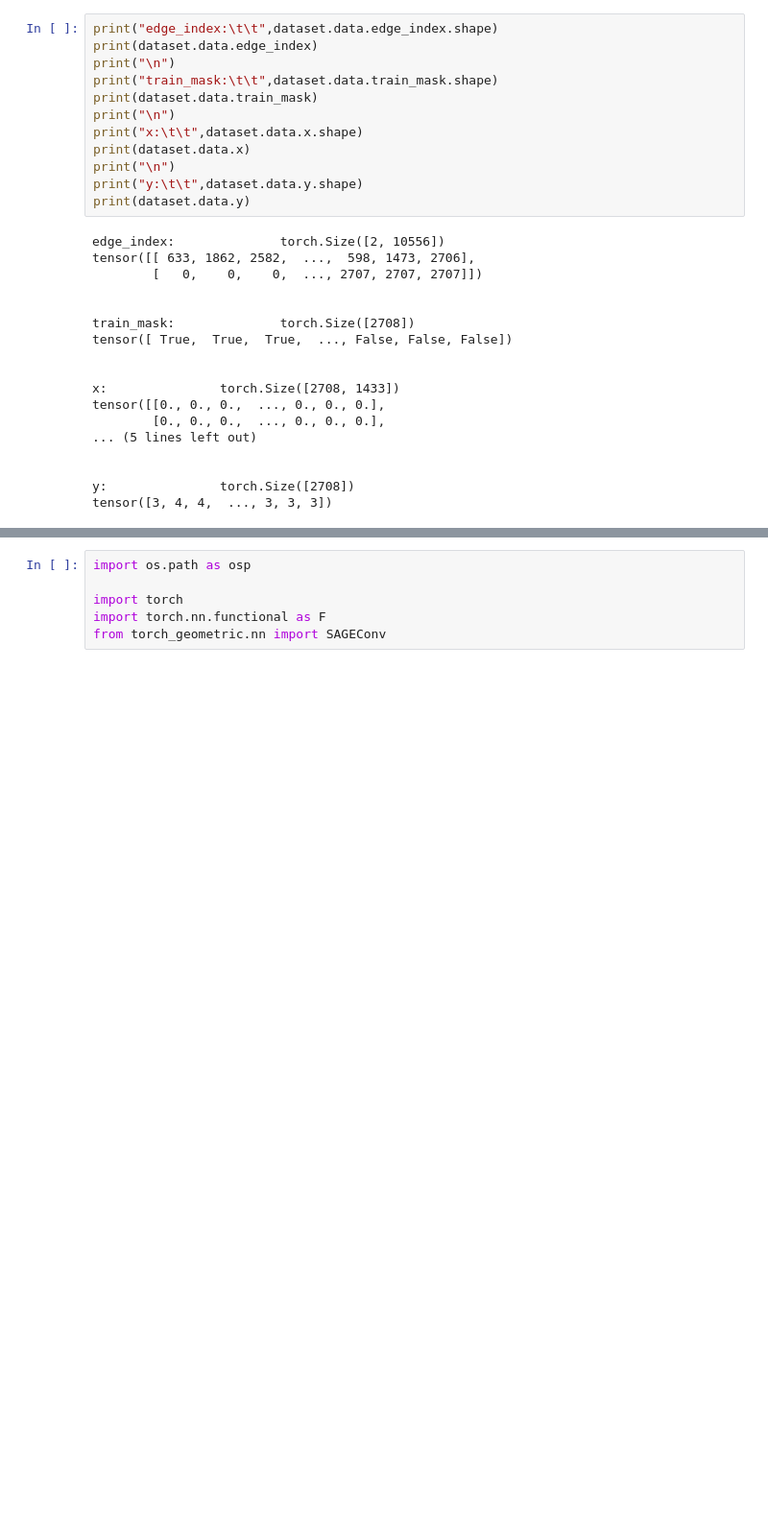
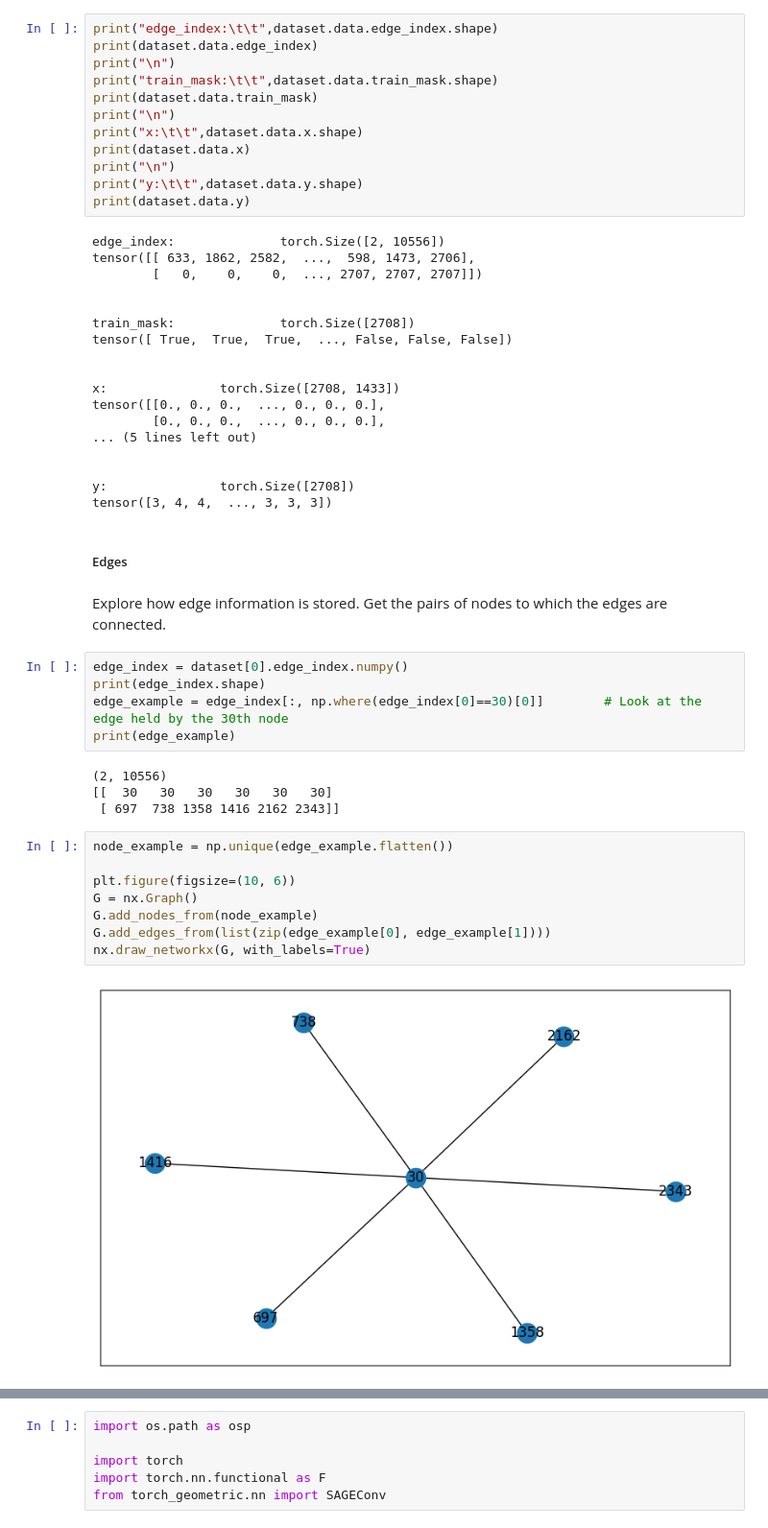
Before and after one commit to sora-ryu/PytorchGeometricTutorial, a Jupyter notebook: Tutorial1/Tutorial1.ipynb, the cells around one changed output, grey strips where cells are left out. Shown at 96% size. Saved outputs shown, nothing was run; the diff lists cells and outputs as text; blank space fills up the shorter version.

Commit message:
edges and node degree

```diff
--- a/Tutorial1/Tutorial1.ipynb
+++ b/Tutorial1/Tutorial1.ipynb
@@ -97,3 +102,26 @@ tensor([[0., 0., 0.,  ..., 0., 0., 0.],
 
 y:               torch.Size([2708])
 tensor([3, 4, 4,  ..., 3, 3, 3])
+# %% [markdown]
+##### Edges
+# %% [markdown]
+Explore how edge information is stored. Get the pairs of nodes to which the edges are connected.
+# %%
+edge_index = dataset[0].edge_index.numpy()
+print(edge_index.shape)
+edge_example = edge_index[:, np.where(edge_index[0]==30)[0]]        # Look at the edge held by the 30th node
+print(edge_example)
+# %% [output]
+(2, 10556)
+[[  30   30   30   30   30   30]
+ [ 697  738 1358 1416 2162 2343]]
+# %%
+node_example = np.unique(edge_example.flatten())
+
+plt.figure(figsize=(10, 6))
+G = nx.Graph()
+G.add_nodes_from(node_example)
+G.add_edges_from(list(zip(edge_example[0], edge_example[1])))
+nx.draw_networkx(G, with_labels=True)
+# %% [output]
+[figure, added]
```
Also changed, not shown: parts of 10 cells of this notebook.
